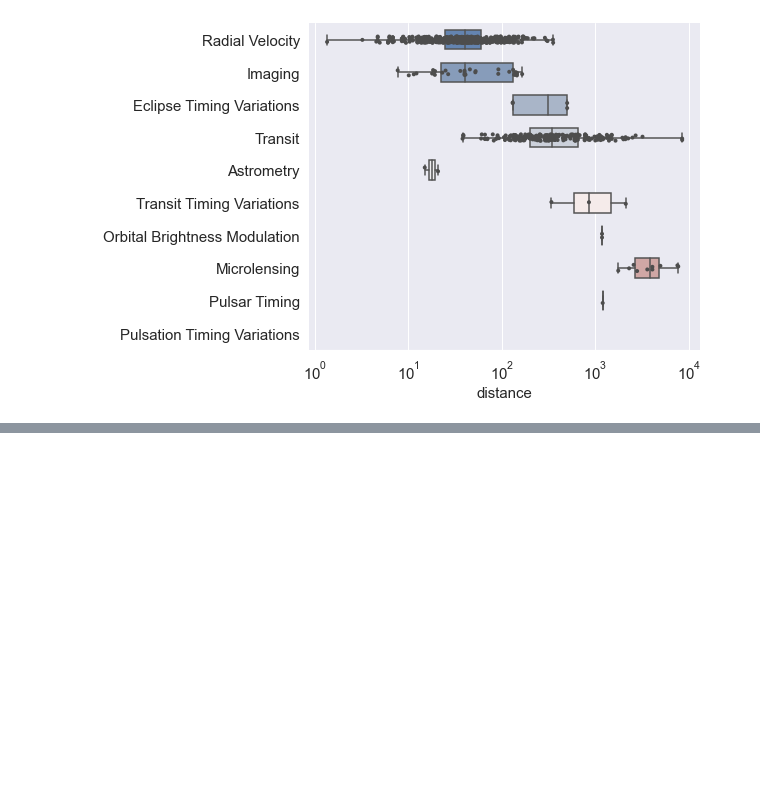
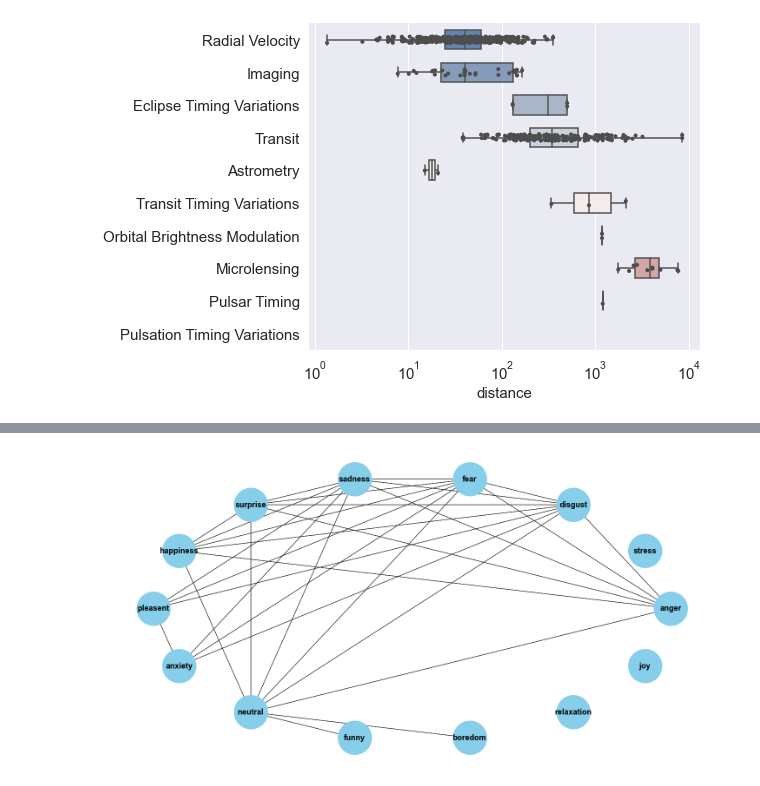
Before and after one commit to tomdamelio/Review_EDA_Emotion_Recognition, a Jupyter notebook: Emmanuel/notebooks/analisis_exploratorio.ipynb, the cells around one changed output, grey strips where cells are left out. Saved outputs shown, nothing was run; the diff lists cells and outputs as text; code cells hidden in the pictures; blank space fills up the shorter version.

```diff
--- a/Emmanuel/notebooks/analisis_exploratorio.ipynb
+++ b/Emmanuel/notebooks/analisis_exploratorio.ipynb
@@ -433,0 +585,12 @@ sns.despine(trim=True, left=True)
+# %%
+input_data = pd.read_csv("c:\\Users\\LENOVO\\Downloads\\Review_EDA_Emotion_Recognition\\Emmanuel\\data\\cleaned\\matriz_categories.csv", index_col=0)
+G = nx.DiGraph(input_data.values)
+
+labels = {0: 'anger', 1: 'stress', 2: 'disgust', 3: 'fear', 4: 'sadness', 5: 'surprise', 6: 'happiness', 7: 'pleasent',
+8: 'anxiety', 9: 'neutral', 10: 'funny', 11: 'boredom', 12: 'relaxation', 13: 'joy'}
+
+nx.draw_circular(G, with_labels=True, node_size=1500, node_color="skyblue", linewidths=40,
+                    font_size=18, font_color="black", font_weight="bold", width=1, labels=labels)
+plt.show()
+# %% [output]
+[figure, added]
```
Also changed, not shown: parts of 9 cells of this notebook, 18 other files.
